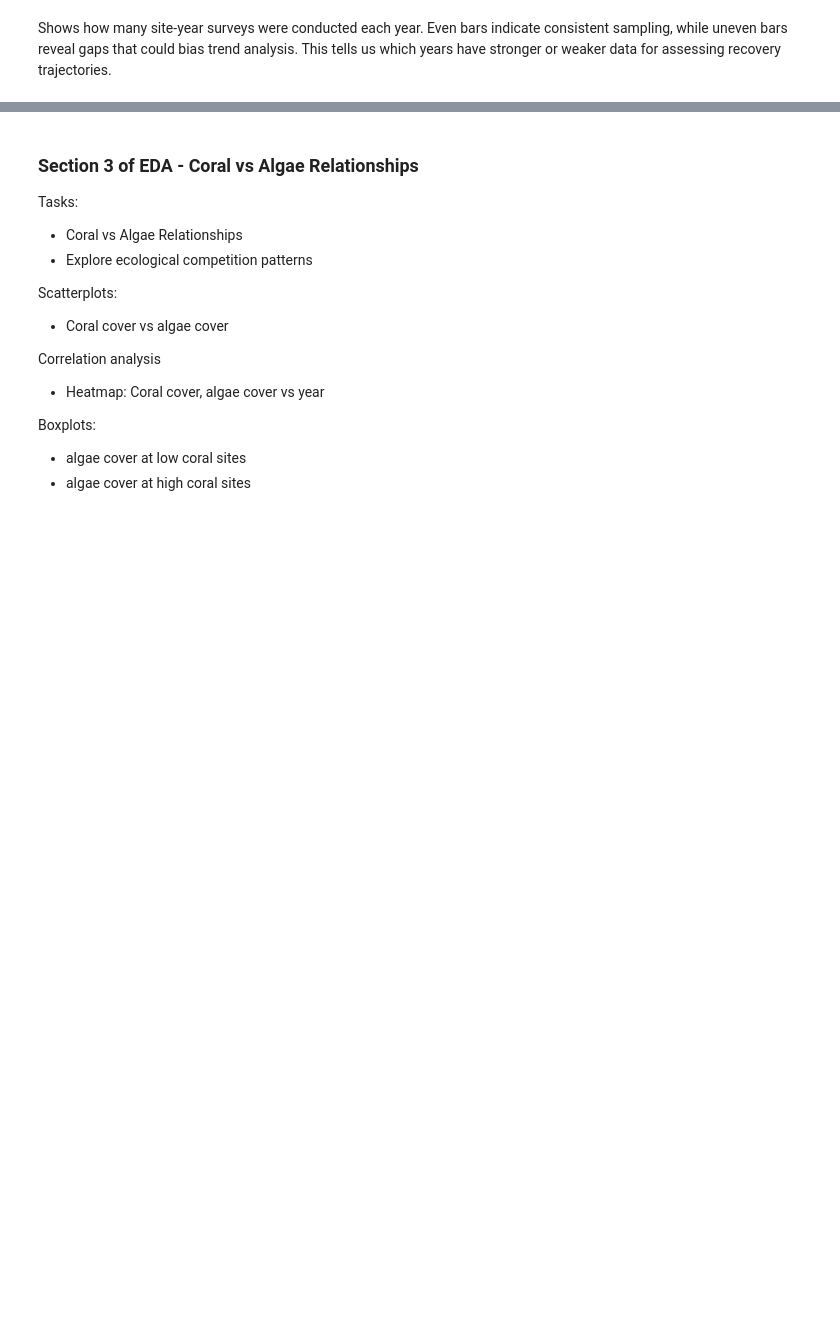
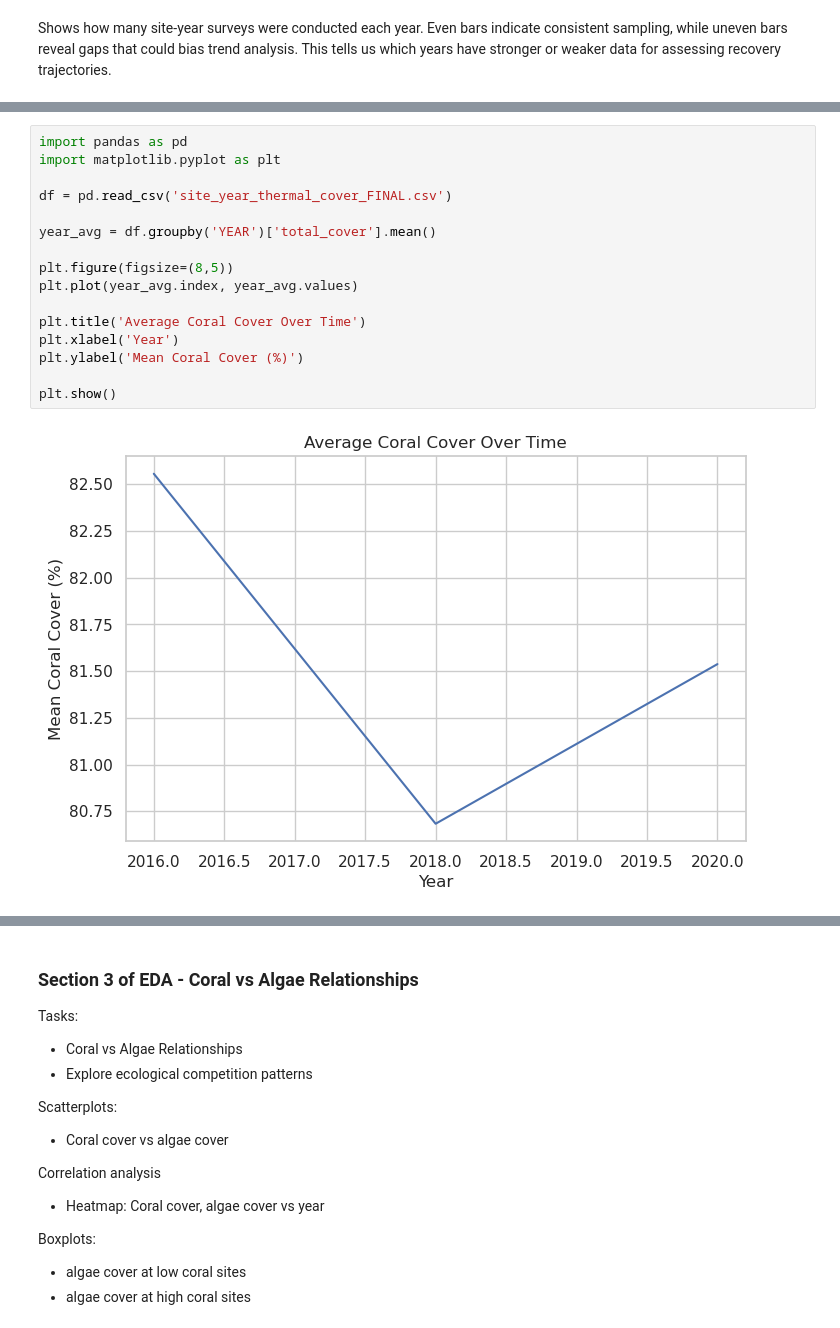
Before and after one commit to COGS108/Group032_WI26, a Jupyter notebook: 02-EDACheckpoint.ipynb, the cells around one changed output, grey strips where cells are left out. Cells and saved outputs as stored; diff of their text form; blank space fills up the shorter version.

```diff
--- a/02-EDACheckpoint.ipynb
+++ b/02-EDACheckpoint.ipynb
@@ -903,0 +903,18 @@ Some more words and stuff.  Remember notebooks work best if you interleave the c
+# %%
+import pandas as pd
+import matplotlib.pyplot as plt
+
+df = pd.read_csv('site_year_thermal_cover_FINAL.csv')
+
+year_avg = df.groupby('YEAR')['total_cover'].mean()
+
+plt.figure(figsize=(8,5))
+plt.plot(year_avg.index, year_avg.values)
+
+plt.title('Average Coral Cover Over Time')
+plt.xlabel('Year')
+plt.ylabel('Mean Coral Cover (%)')
+
+plt.show()
+# %% [output]
+[figure, added]
```
Also changed, not shown: parts of 8 cells of this notebook.
